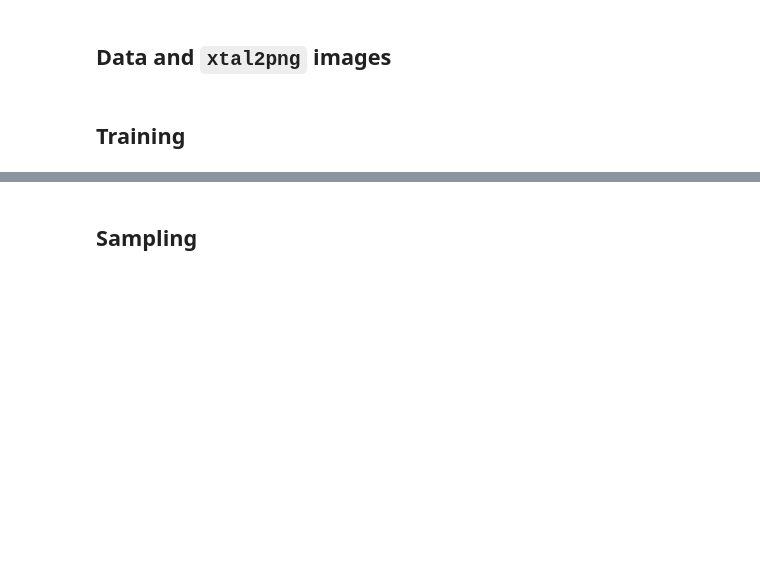
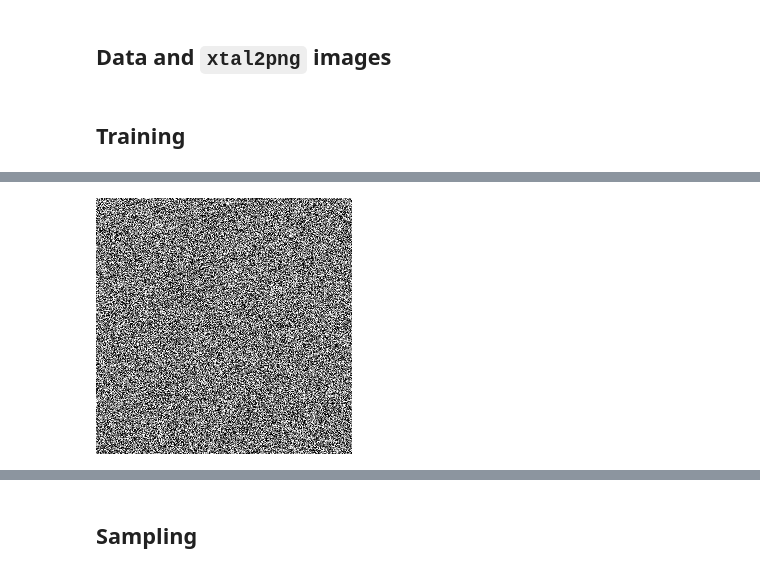
Before and after one commit to sparks-baird/xtal2png, a Jupyter notebook: notebooks/3.1-imagen-pytorch.ipynb, the cells around one changed output, grey strips where cells are left out. Saved outputs shown, nothing was run; the diff lists cells and outputs as text; code cells hidden in the pictures; blank space fills up the shorter version.

```diff
--- a/notebooks/3.1-imagen-pytorch.ipynb
+++ b/notebooks/3.1-imagen-pytorch.ipynb
@@ -54,0 +149,19 @@ training_images = torch.from_numpy(arrays).float().cuda()
+# %%
+deallocate() # free up CUDA memory of previously defined `imagen` and `trainer` if existing
+
+training_images = torch.from_numpy(arrays).float().cuda()
+
+imagen = ImagenConfig(
+    condition_on_text=False,
+    unets = [
+        dict(dim = 128, dim_mults = (1, 2, 4, 8), memory_efficient=True),
+        dict(dim = 64, dim_mults = (1, 2, 4, 8), memory_efficient=True),
+    ],
+    image_sizes = (32, 64),
+    channels=1,
+    cond_drop_prob = 0.5,
+    timesteps = timesteps,
+    # num_sample_steps = 32, # for ElucidatedImagenConfig, but ran into error
+).create()
+
+trainer = ImagenTrainer(imagen)
@@ -55,64 +191,23 @@ training_images = torch.from_numpy(arrays).float().cuda()
 # %%
-if dummy:
-  timesteps = 10
-  epochs = 3
-  checkpoint_rate = 2
-else:
-  timesteps = 1000 #@param {type:"integer"}
-  epochs = 10000 #@param {type:"integer"}
-  checkpoint_rate = 500 #@param {type:"integer"}
-
-# unets for unconditional imagen
-unet1 = Unet(
-    dim=32,
-    dim_mults=(1, 2, 4),
-    num_resnet_blocks=3,
-    layer_attns=(False, True, True),
-    layer_cross_attns=(False, True, True),
-    use_linear_attn=True,
-)
-
-# see also SRUnet256
-unet2 = Unet(
-    dim=128,
-    dim_mults = (1, 2, 4, 8),
-    num_resnet_blocks = (2, 4, 8, 8),
-    layer_attns = (False, False, False, True),
-    layer_cross_attns = (False, False, False, True),
-    attn_heads = 8,
-    ff_mult = 2.,
-    memory_efficient = True,
-    # use_linear_attn=True,
-)
-
-# imagen, which contains the unets above
-imagen = Imagen(
-    condition_on_text=False,  # this must be set to False for unconditional Imagen
-    unets=(unet1, unet2),
-    channels=1,
-    image_sizes=(32, 64),
-    timesteps=timesteps,
-)
-
-trainer = ImagenTrainer(imagen).cuda()
-
-results_folder = path.join(
-    "data", "interim", "imagen-pytorch", f"fold={fold}", str(uuid4())[0:4]
-)
-
+%%time
 # capture the tqdm output (which keeps printing newlines) to avoid Colab crash
 from IPython.utils import io
 # train each unet in concert, or separately (recommended) to completion
 l_arr = [[],[]]
-for u in (1, 2):
-  with tqdm(total=epochs) as pbar:
-    for epoch in range(epochs):
+
+with tqdm(total=epochs) as pbar:
+  for epoch in range(epochs):
+    for u in (1, 2):
       with io.capture_output() as captured:
         loss = trainer(training_images, unet_number=u, max_batch_size=max_batch_size)
         trainer.update(unet_number=u)
       l_arr[u-1].append(loss)
-      trainer.save(f'./checkpoint/checkpoint_{u}_{epoch}.pt')
-      pbar.update()
-    if epoch % checkpoint_rate == 0 and not math.isnan(loss):
-      trainer.save(results_folder + f"_{epoch}.pt")
+      trainer.save(f'checkpoint_u{u}.pt')
+    pbar.update()
+    if epoch % checkpoint_rate == 0:
+      with io.capture_output() as captured:
+        images = trainer.sample(batch_size=16, return_pil_images=True)
+      display(image_grid(images, 4, 4))
+      if not math.isnan(loss):
+        trainer.save(results_folder + f",epoch={epoch}.pt")
 # %% [output]
@@ -120,0 +216 @@ The base dimension of your u-net should ideally be no smaller than 128, as recom
+[figure, added]
```
Also changed, not shown: parts of 19 cells of this notebook.
